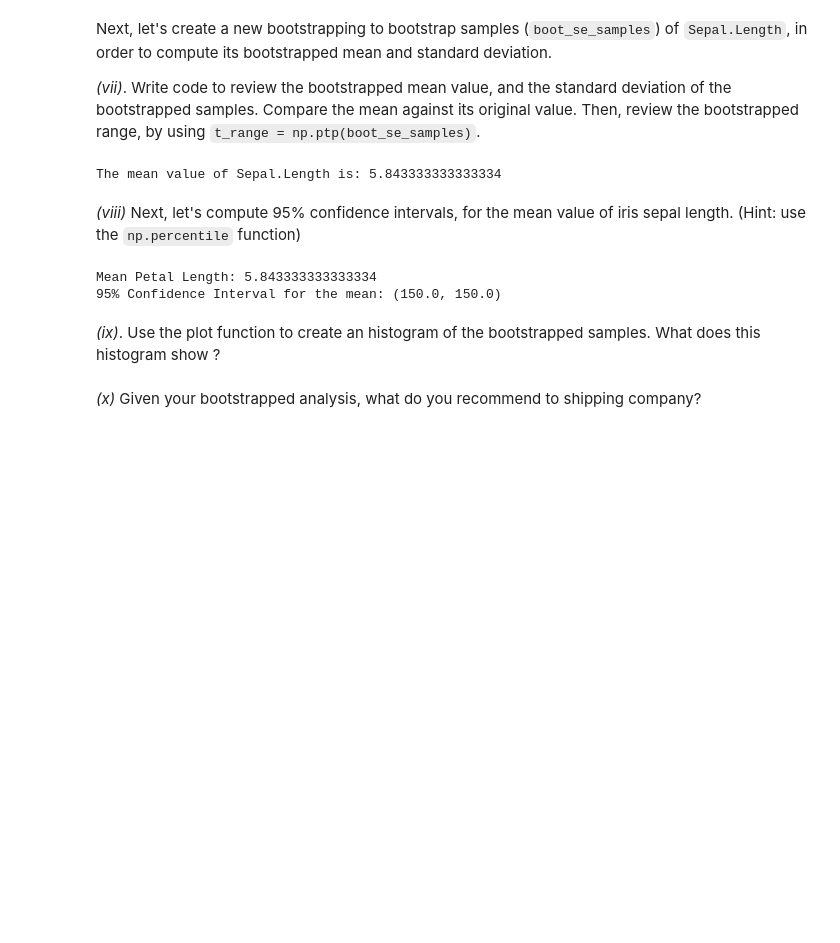
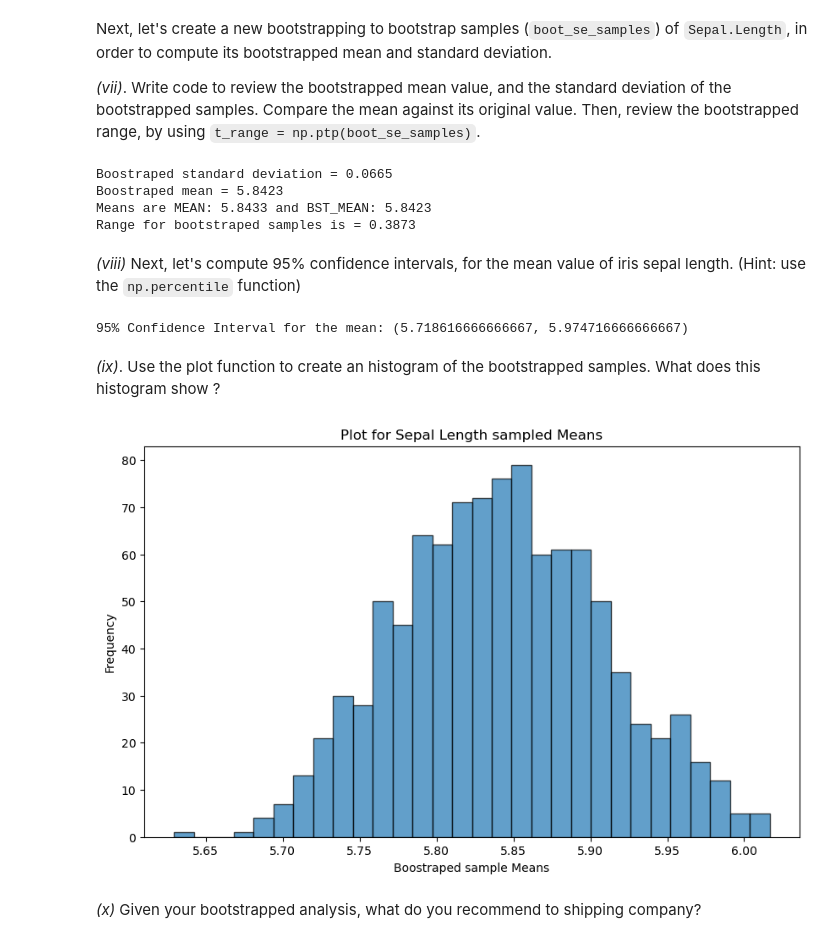
Before and after one commit to sabarevasan/applying_statistical_concepts, a Jupyter notebook: 02_assignments/assignment_3.ipynb, the cells around one changed output. Saved outputs shown, nothing was run; the diff lists cells and outputs as text; code cells hidden in the pictures; blank space fills up the shorter version.

```diff
--- a/02_assignments/assignment_3.ipynb
+++ b/02_assignments/assignment_3.ipynb
@@ -122,11 +118,43 @@ Next, let's create a new bootstrapping to bootstrap samples (`boot_se_samples`)
 
 _(vii)_. Write code to review the bootstrapped mean value, and the standard deviation of the bootstrapped samples. Compare the mean against its original value. Then, review the bootstrapped range, by using `t_range = np.ptp(boot_se_samples)`.
 # %%
-# (vi)
-sepal_length_mean = df['Sepal.Length'].mean()
-print(f"The mean value of Sepal.Length is: {sepal_length_mean}")
+# Number of bootstrap samples
+n_bootstrap_samples = 1000
+
+# Initialize an array to store the mean of each bootstrap sample
+BOOT_MEANS = []
+
+def boot_SE(D,
+            B=n_bootstrap_samples,
+            seed=0):
+    rng = np.random.default_rng(seed)
+    n = len(D)
+
+    for _ in range(B):
+        sample = rng.choice(D,
+                             n,
+                             replace=True)
+        mean_val =  sample.mean()
+        BOOT_MEANS.append(mean_val)
+
+    return np.std(np.array(BOOT_MEANS))
+
+BST_SE = boot_SE(df['Sepal.Length'])
+print("Boostraped standard deviation = {:.4f}".format(BST_SE))
+
+BST_MEAN = np.mean(BOOT_MEANS)
+print("Boostraped mean = {:.4f}".format(BST_MEAN))
+
+print("Means are MEAN: {:.4f} and BST_MEAN: {:.4f}".format(MEAN, BST_MEAN))
+
+# range
+t_range = np.ptp(BOOT_MEANS) #difference between the maximum and minimum values in the boot_se_samples
+print("Range for bootstraped samples is = {:.4f}".format(t_range))
 # %% [output]
-The mean value of Sepal.Length is: 5.843333333333334
+Boostraped standard deviation = 0.0665
+Boostraped mean = 5.8423
+Means are MEAN: 5.8433 and BST_MEAN: 5.8423
+Range for bootstraped samples is = 0.3873
 # %% [markdown]
 _(viii)_ Next, let's compute 95% confidence intervals, for the mean value of iris sepal length. (Hint: use the `np.percentile` function)
 # %%
@@ -142,37 +170,36 @@ lower_percentile = (1 - confidence_level) / 2 * 100
 upper_percentile = (1 + confidence_level) / 2 * 100
 
 # Compute the 95% confidence interval using the percentile method
-lower_confidence_interval = np.percentile(len(df['Sepal.Length']), lower_percentile)
-upper_confidence_interval = np.percentile(len(df['Sepal.Length']), upper_percentile)
+lower_confidence_interval, upper_confidence_interval  = np.percentile(np.array(BOOT_MEANS), [lower_percentile, upper_percentile])
 
 # Print the results
-print(f"Mean Petal Length: {sepal_length_mean}")
 print(f"95% Confidence Interval for the mean: ({lower_confidence_interval}, {upper_confidence_interval})")
 # %% [output]
-Mean Petal Length: 5.843333333333334
-95% Confidence Interval for the mean: (150.0, 150.0)
+95% Confidence Interval for the mean: (5.718616666666667, 5.974716666666667)
 # %% [markdown]
 _(ix)_. Use the plot function to create an histogram of the bootstrapped samples. What does this histogram show ?
 # %%
-#Complete this
+# Histogram shows the representation of frequency for the sample means of Sepal.Length. The data is moderately distributed about 5.85.
 
 # Create a figure and axis
 fig, ax = plt.subplots(figsize=(10, 6))
 
 # Create the histogram
-ax.hist(bootstrap_means, bins=30, edgecolor='k', alpha=0.7)
+ax.hist(BOOT_MEANS, bins=30, edgecolor='k', alpha=0.7)
 
 # Add a title
-#Add your code here
+ax.set_title('Plot for Sepal Length sampled Means')
 
 # Add a label to the x-axis
-#Add your code here
+ax.set_xlabel('Boostraped sample Means')
 
 # Add a label to the y-axis
-#Add your code here
+ax.set_ylabel('Frequency')
 
 # Show the plot
 plt.show()
+# %% [output]
+[figure, added]
 # %% [markdown]
 _(x)_ Given your bootstrapped analysis, what do you recommend to shipping company?
 # %%
```
Also changed, not shown: parts of 4 cells of this notebook.
